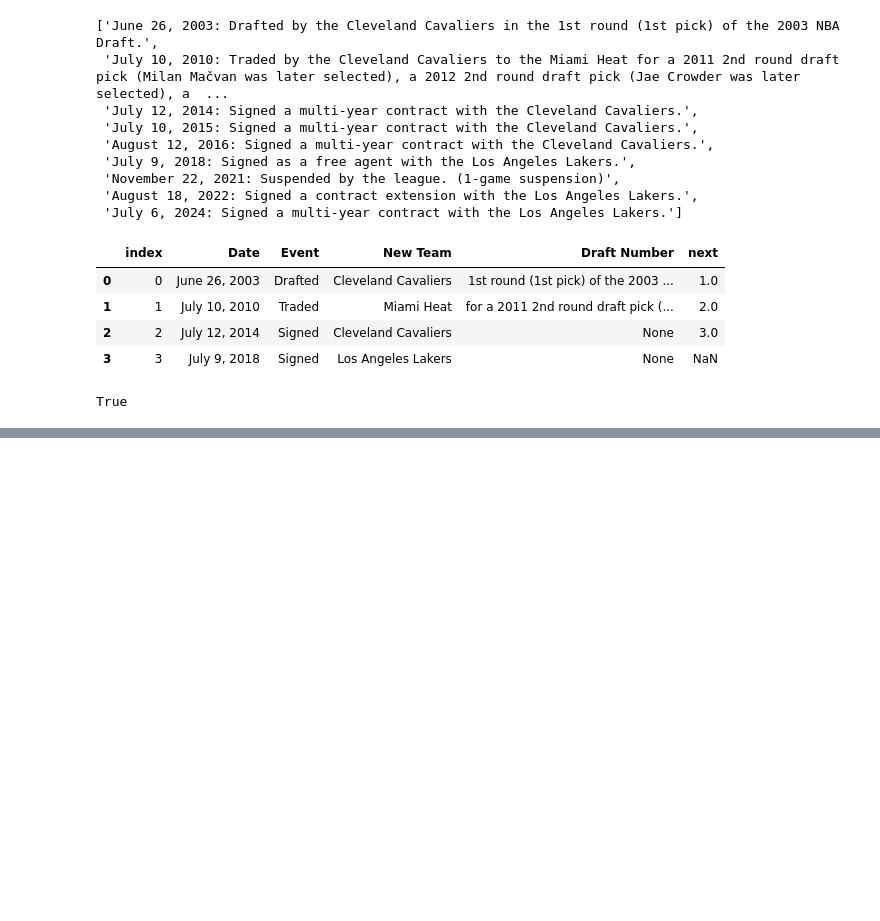
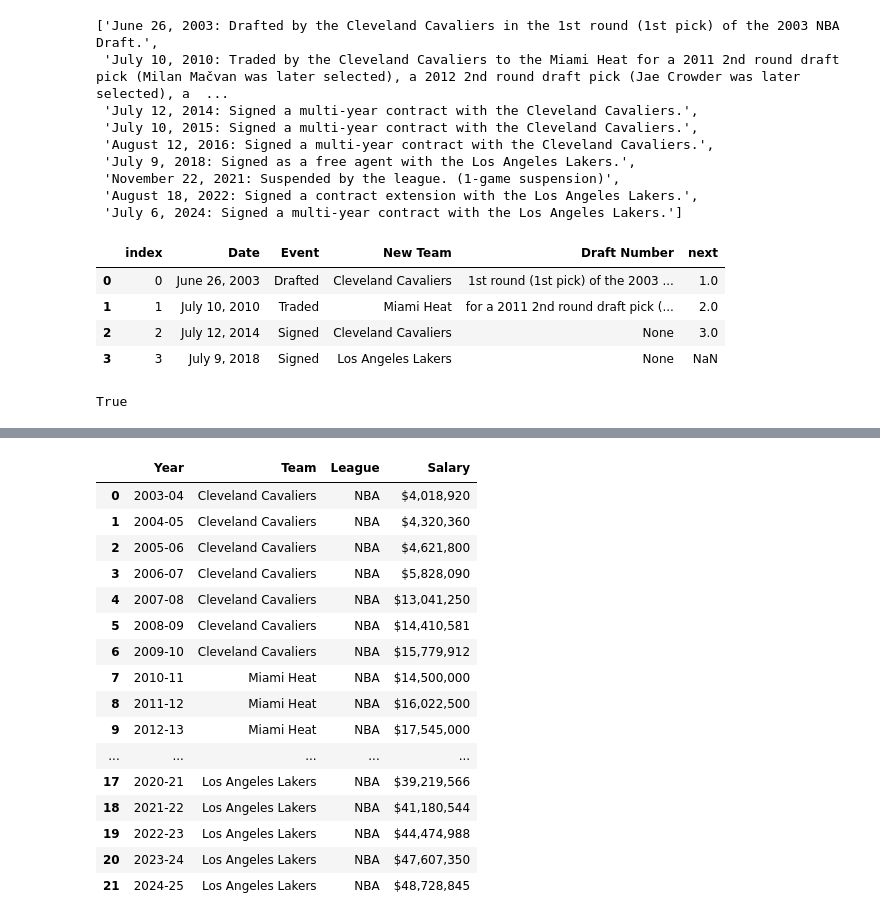
Before and after one commit to ShubhanC/curly-waffle-spark, a Jupyter notebook: scrapefrombron.ipynb, the cells around one changed output, grey strips where cells are left out. Saved outputs shown, nothing was run; the diff lists cells and outputs as text; code cells hidden in the pictures; blank space fills up the shorter version.

```diff
--- a/scrapefrombron.ipynb
+++ b/scrapefrombron.ipynb
@@ -171,0 +170,6 @@ plt.show()
+# %%
+games = soup.select_one('#div_per_game_stats')
+gh = games.prettify()
+# new line before <thead>
+# after 31 <th> or <td>, then new line
+print(gh)
@@ -171,0 +250,30 @@ plt.show()
+# %%
+comments_salaries = salaries.find_all(string=iscomment)[0]
+comment_soup = BeautifulSoup(comments_salaries, "html.parser")
+salary_data = []
+for row in comment_soup.select_one('tbody').select('tr'):
+    row_data = []
+    for col in row.select('th, td'):
+        row_data.append(col.text.strip())
+    salary_data.append(row_data)
+
+salary_df = pd.DataFrame(salary_data, columns=['Year', 'Team', 'League', 'Salary'])
+salary_df
+# %% [output]
+|  | Year | Team | League | Salary |
+| 0 | 2003-04 | Cleveland Cavaliers | NBA | $4,018,920 |
+| 1 | 2004-05 | Cleveland Cavaliers | NBA | $4,320,360 |
+| 2 | 2005-06 | Cleveland Cavaliers | NBA | $4,621,800 |
+| 3 | 2006-07 | Cleveland Cavaliers | NBA | $5,828,090 |
+| 4 | 2007-08 | Cleveland Cavaliers | NBA | $13,041,250 |
+| 5 | 2008-09 | Cleveland Cavaliers | NBA | $14,410,581 |
+| 6 | 2009-10 | Cleveland Cavaliers | NBA | $15,779,912 |
+| 7 | 2010-11 | Miami Heat | NBA | $14,500,000 |
+| 8 | 2011-12 | Miami Heat | NBA | $16,022,500 |
+| 9 | 2012-13 | Miami Heat | NBA | $17,545,000 |
+| ... | ... | ... | ... | ... |
+| 17 | 2020-21 | Los Angeles Lakers | NBA | $39,219,566 |
+| 18 | 2021-22 | Los Angeles Lakers | NBA | $41,180,544 |
+| 19 | 2022-23 | Los Angeles Lakers | NBA | $44,474,988 |
+| 20 | 2023-24 | Los Angeles Lakers | NBA | $47,607,350 |
+| 21 | 2024-25 | Los Angeles Lakers | NBA | $48,728,845 |
```
Also changed, not shown: parts of 9 cells of this notebook, 2 other files.
